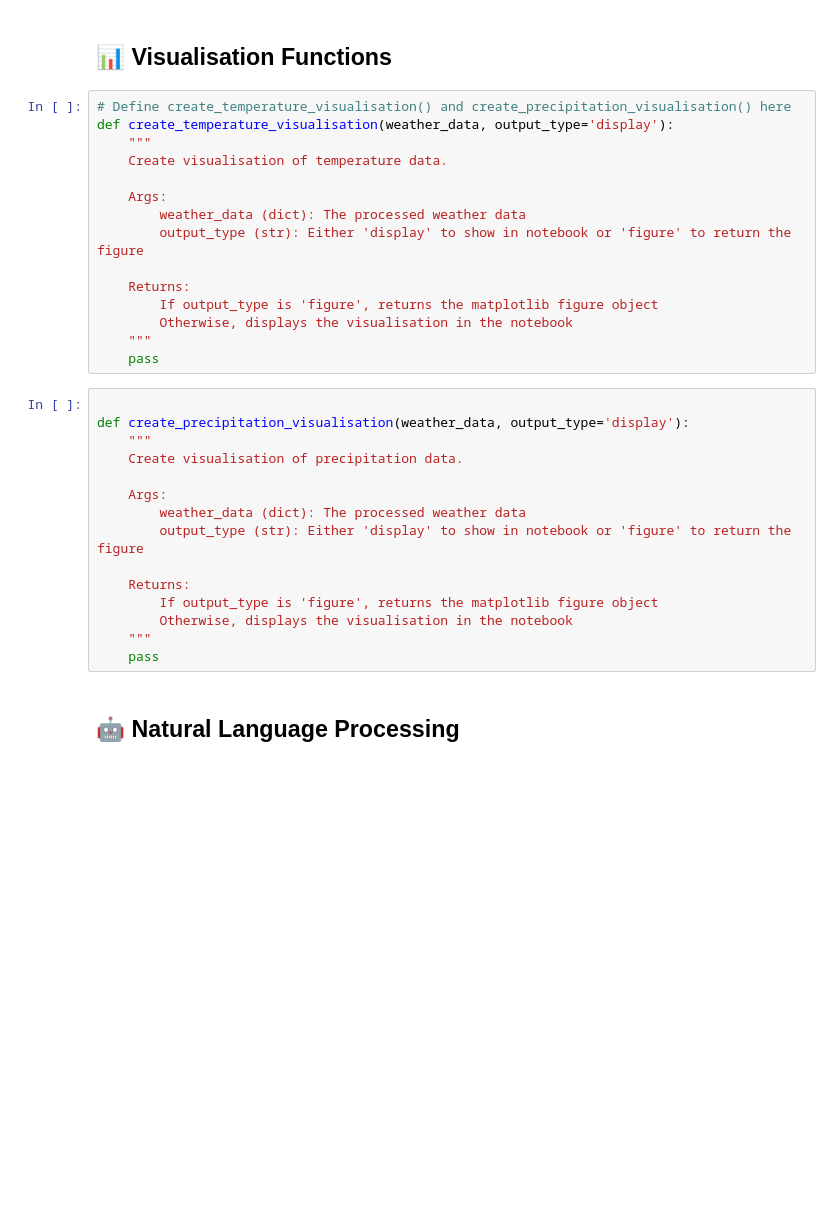
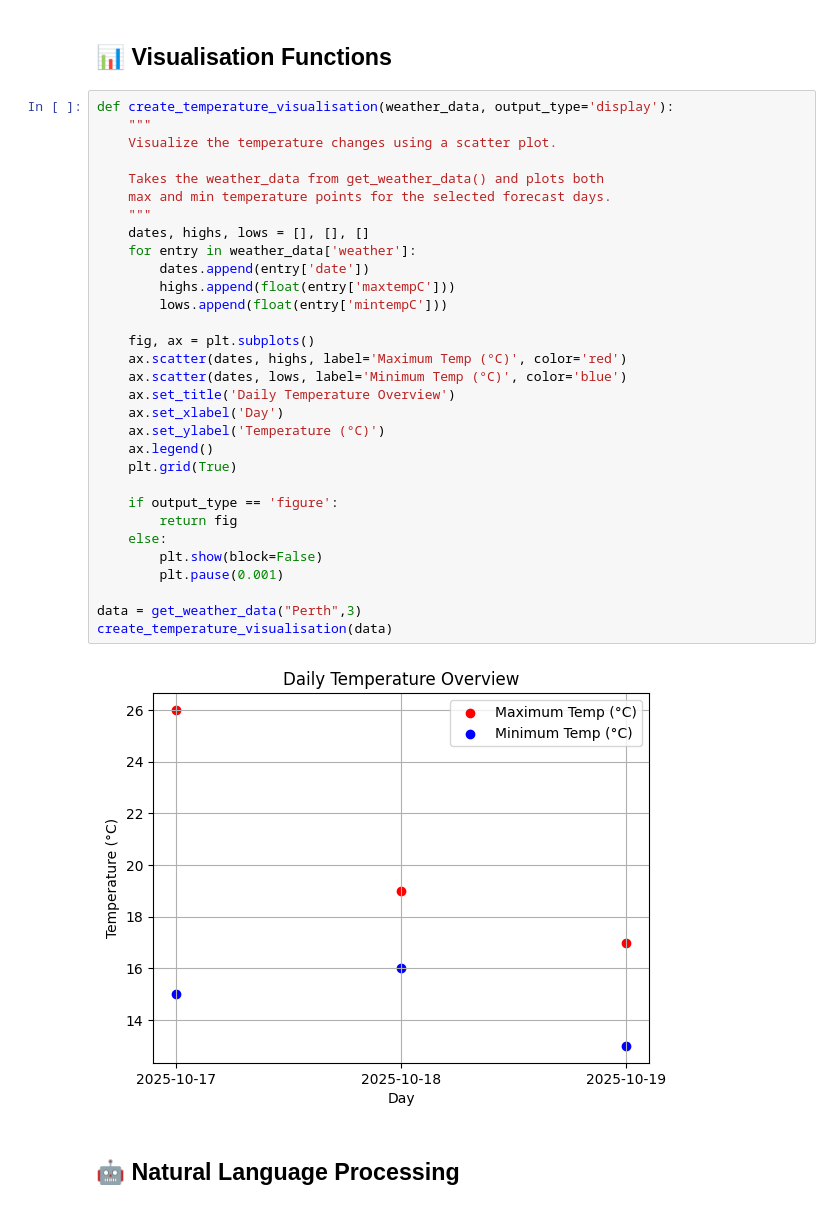
Before and after one commit to MayankMV2/weatherise-Mayank-verma, a Jupyter notebook: starter_notebook.ipynb, the cells around one changed output. Saved outputs shown, nothing was run; the diff lists cells and outputs as text; blank space fills up the shorter version.

Commit message:
Added Scatter Plot

```diff
--- a/starter_notebook.ipynb
+++ b/starter_notebook.ipynb
@@ -53,36 +53,39 @@ def get_weather_data(city_name, forecast_period=3):
         return None
 # %% [markdown]
 ## 📊 Visualisation Functions
-# %%
-# Define create_temperature_visualisation() and create_precipitation_visualisation() here
-def create_temperature_visualisation(weather_data, output_type='display'):
-    """
-    Create visualisation of temperature data.
-
-    Args:
-        weather_data (dict): The processed weather data
-        output_type (str): Either 'display' to show in notebook or 'figure' to return the figure
-
-    Returns:
-        If output_type is 'figure', returns the matplotlib figure object
-        Otherwise, displays the visualisation in the notebook
-    """
-    pass
-# %%
-
-def create_precipitation_visualisation(weather_data, output_type='display'):
-    """
-    Create visualisation of precipitation data.
-
-    Args:
-        weather_data (dict): The processed weather data
-        output_type (str): Either 'display' to show in notebook or 'figure' to return the figure
-
-    Returns:
-        If output_type is 'figure', returns the matplotlib figure object
-        Otherwise, displays the visualisation in the notebook
-    """
-    pass
+# %%
+def create_temperature_visualisation(weather_data, output_type='display'):
+    """
+    Visualize the temperature changes using a scatter plot.
+
+    Takes the weather_data from get_weather_data() and plots both
+    max and min temperature points for the selected forecast days.
+    """
+    dates, highs, lows = [], [], []
+    for entry in weather_data['weather']:
+        dates.append(entry['date'])
+        highs.append(float(entry['maxtempC']))
+        lows.append(float(entry['mintempC']))
+
+    fig, ax = plt.subplots()
+    ax.scatter(dates, highs, label='Maximum Temp (°C)', color='red')
+    ax.scatter(dates, lows, label='Minimum Temp (°C)', color='blue')
+    ax.set_title('Daily Temperature Overview')
+    ax.set_xlabel('Day')
+    ax.set_ylabel('Temperature (°C)')
+    ax.legend()
+    plt.grid(True)
+
+    if output_type == 'figure':
+        return fig
+    else:
+        plt.show(block=False)
+        plt.pause(0.001)
+
+data = get_weather_data("Perth",3)
+create_temperature_visualisation(data)
+# %% [output]
+[figure, added]
 # %% [markdown]
 ## 🤖 Natural Language Processing
 # %%
```
